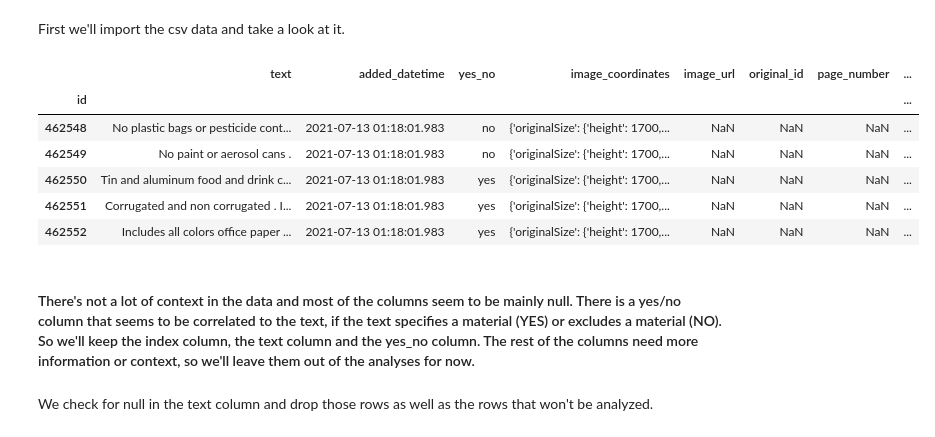
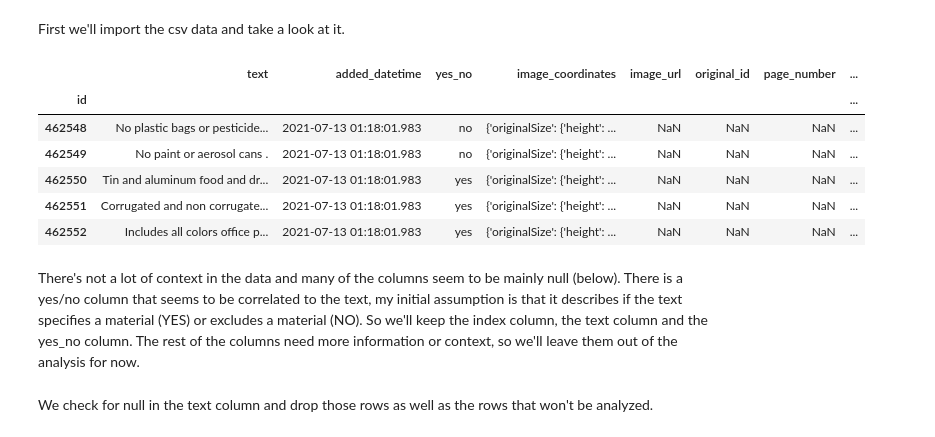
Before and after one commit to nicolascarva/Recycling-Partnership-Takehome, a Jupyter notebook: takehome.ipynb, the cells around one changed output. Cells and saved outputs as stored; diff of their text form; code cells hidden in the pictures.

```diff
--- a/takehome.ipynb
+++ b/takehome.ipynb
@@ -80,18 +128,19 @@ nlp = spacy.load("en_core_web_sm")
 # %% [markdown]
 First we'll import the csv data and take a look at it.
 # %%
-df = pd.read_csv('../data/takehome.csv', index_col='id')
+df = pd.read_csv('./data/takehome.csv', index_col='id')
+pd.set_option('display.max_colwidth', 32)
 df.head()
 # %% [output]
 |  | text | added_datetime | yes_no | image_coordinates | image_url | original_id | page_number | ... |
 | id |  |  |  |  |  |  |  | ... |
-| 462548 | No plastic bags or pesticide cont... | 2021-07-13 01:18:01.983 | no | {'originalSize': {'height': 1700,... | NaN | NaN | NaN | ... |
-| 462549 | No paint or aerosol cans . | 2021-07-13 01:18:01.983 | no | {'originalSize': {'height': 1700,... | NaN | NaN | NaN | ... |
-| 462550 | Tin and aluminum food and drink c... | 2021-07-13 01:18:01.983 | yes | {'originalSize': {'height': 1700,... | NaN | NaN | NaN | ... |
-| 462551 | Corrugated and non corrugated . I... | 2021-07-13 01:18:01.983 | yes | {'originalSize': {'height': 1700,... | NaN | NaN | NaN | ... |
-| 462552 | Includes all colors office paper ... | 2021-07-13 01:18:01.983 | yes | {'originalSize': {'height': 1700,... | NaN | NaN | NaN | ... |
+| 462548 | No plastic bags or pesticide... | 2021-07-13 01:18:01.983 | no | {'originalSize': {'height': ... | NaN | NaN | NaN | ... |
+| 462549 | No paint or aerosol cans . | 2021-07-13 01:18:01.983 | no | {'originalSize': {'height': ... | NaN | NaN | NaN | ... |
+| 462550 | Tin and aluminum food and dr... | 2021-07-13 01:18:01.983 | yes | {'originalSize': {'height': ... | NaN | NaN | NaN | ... |
+| 462551 | Corrugated and non corrugate... | 2021-07-13 01:18:01.983 | yes | {'originalSize': {'height': ... | NaN | NaN | NaN | ... |
+| 462552 | Includes all colors office p... | 2021-07-13 01:18:01.983 | yes | {'originalSize': {'height': ... | NaN | NaN | NaN | ... |
 # %% [markdown]
-#### There's not a lot of context in the data and most of the columns seem to be mainly null. There is a yes/no column that seems to be correlated to the text, if the text specifies a material (YES) or excludes a material (NO). So we'll keep the index column, the text column and the yes_no column. The rest of the columns need more information or context, so we'll leave them out of the analyses for now.
+There's not a lot of context in the data and many of the columns seem to be mainly null (below). There is a yes/no column that seems to be correlated to the text, my initial assumption is that it describes if the text specifies a material (YES) or excludes a material (NO). So we'll keep the index column, the text column and the yes_no column. The rest of the columns need more information or context, so we'll leave them out of the analysis for now.
 # %% [markdown]
 We check for null in the text column and drop those rows as well as the rows that won't be analyzed.
 # %%
```
Also changed, not shown: parts of 30 cells of this notebook, 1 other file.
